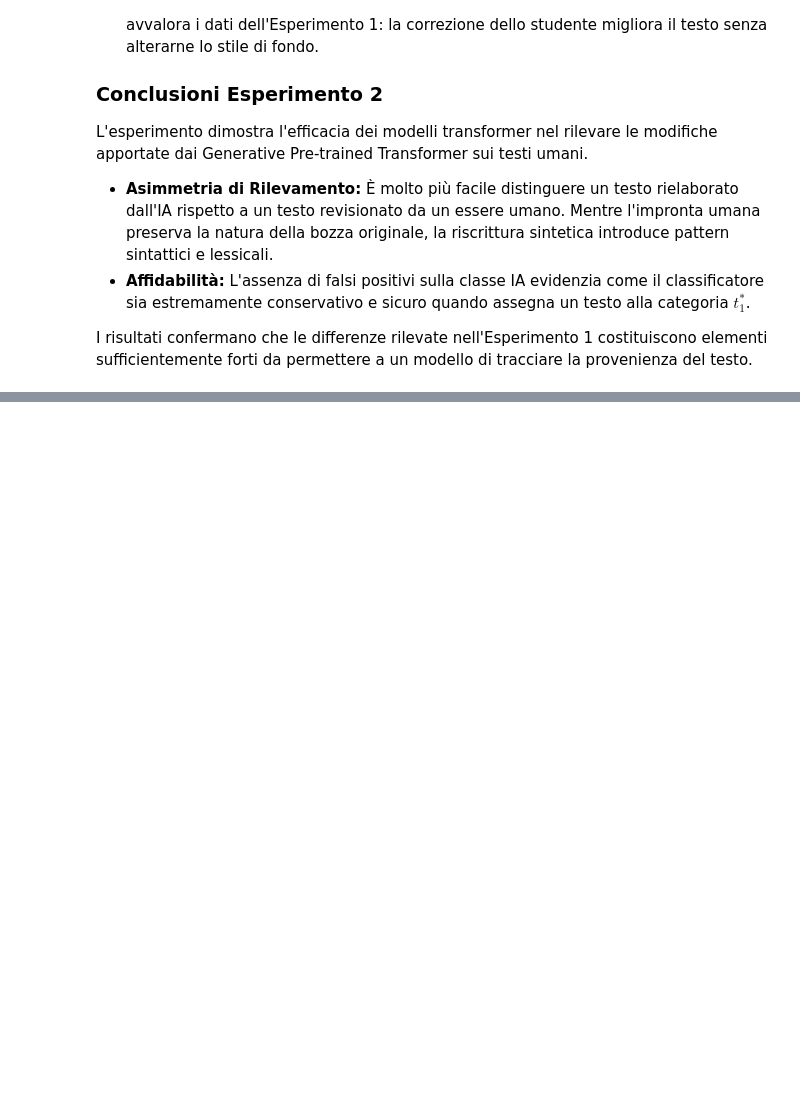
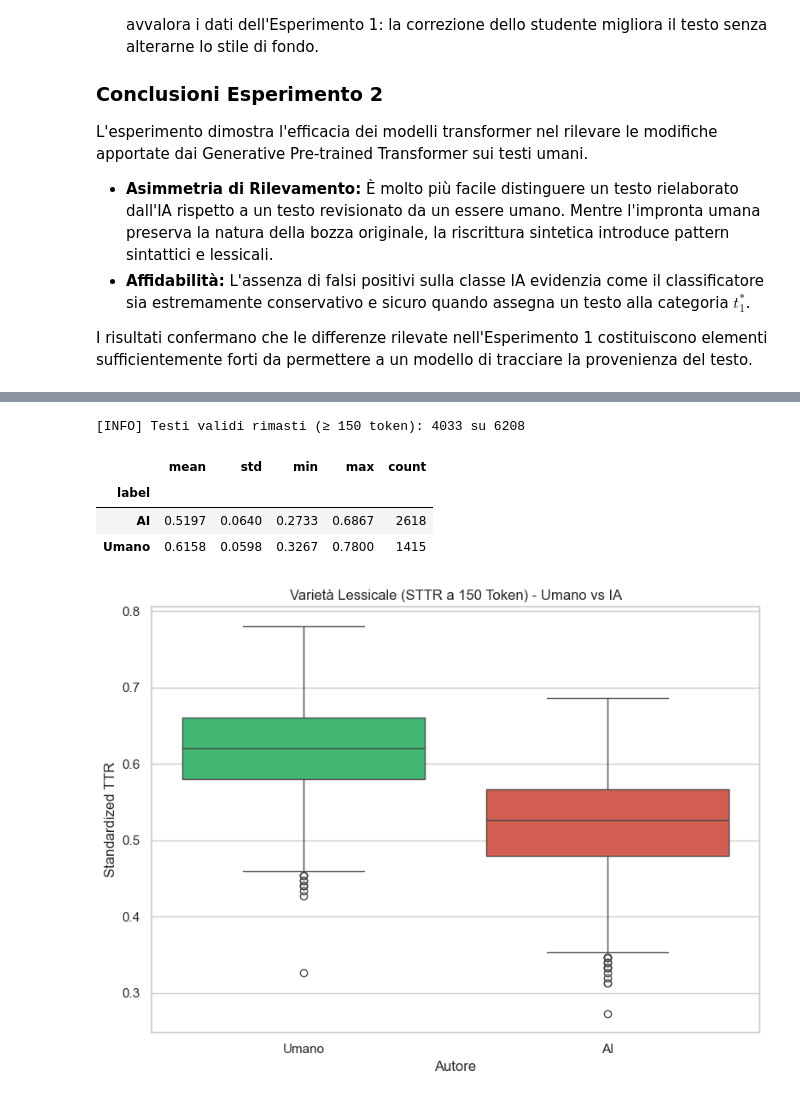
Before and after one commit to MarcoDeLuca21/project_work_nlp, a Jupyter notebook: notebook.ipynb, the cells around one changed output, grey strips where cells are left out. Cells and saved outputs as stored; diff of their text form; code cells hidden in the pictures; blank space fills up the shorter version.

```diff
--- a/notebook.ipynb
+++ b/notebook.ipynb
@@ -506,0 +597,34 @@ I risultati confermano che le differenze rilevate nell'Esperimento 1 costituisco
+# %%
+MAX_TOKENS = 150
+
+def get_sttr(text, MAX_TOKENS):
+    tokens = re.findall(r'\b\w+\b', text.lower())
+    if len(tokens) < MAX_TOKENS:
+        return None  # scarto testi con meno di 150 parole
+
+    tokens_sub = tokens[:MAX_TOKENS]
+    types = set(tokens_sub)
+    return len(types) / len(tokens_sub)
+
+df_exp3["STTR"] = df_exp3["text"].apply(lambda x: get_sttr(x, MAX_TOKENS))
+df_clean = df_exp3.dropna(subset=["STTR"]).copy()
+
+print(f"[INFO] Testi validi rimasti (≥ {MAX_TOKENS} token): {len(df_clean)} su {len(df_exp3)}")
+
+stats_ttr = df_clean.groupby("label")["STTR"].agg(["mean", "std", "min", "max", "count"]).round(4)
+display(stats_ttr)
+
+plt.figure(figsize=(8, 6))
+sns.boxplot(data=df_clean, x="label", y="STTR", hue="label", palette=["#2ecc71", "#e74c3c"], legend=False)
+plt.title("Varietà Lessicale (STTR a 150 Token) - Umano vs IA")
+plt.xlabel("Autore")
+plt.ylabel("Standardized TTR")
+plt.tight_layout()
+plt.show()
+# %% [output]
+[INFO] Testi validi rimasti (≥ 150 token): 4033 su 6208
+|  | mean | std | min | max | count |
+| label |  |  |  |  |  |
+| AI | 0.5197 | 0.0640 | 0.2733 | 0.6867 | 2618 |
+| Umano | 0.6158 | 0.0598 | 0.3267 | 0.7800 | 1415 |
+[figure, added]
```
Also changed, not shown: parts of 8 cells of this notebook.
